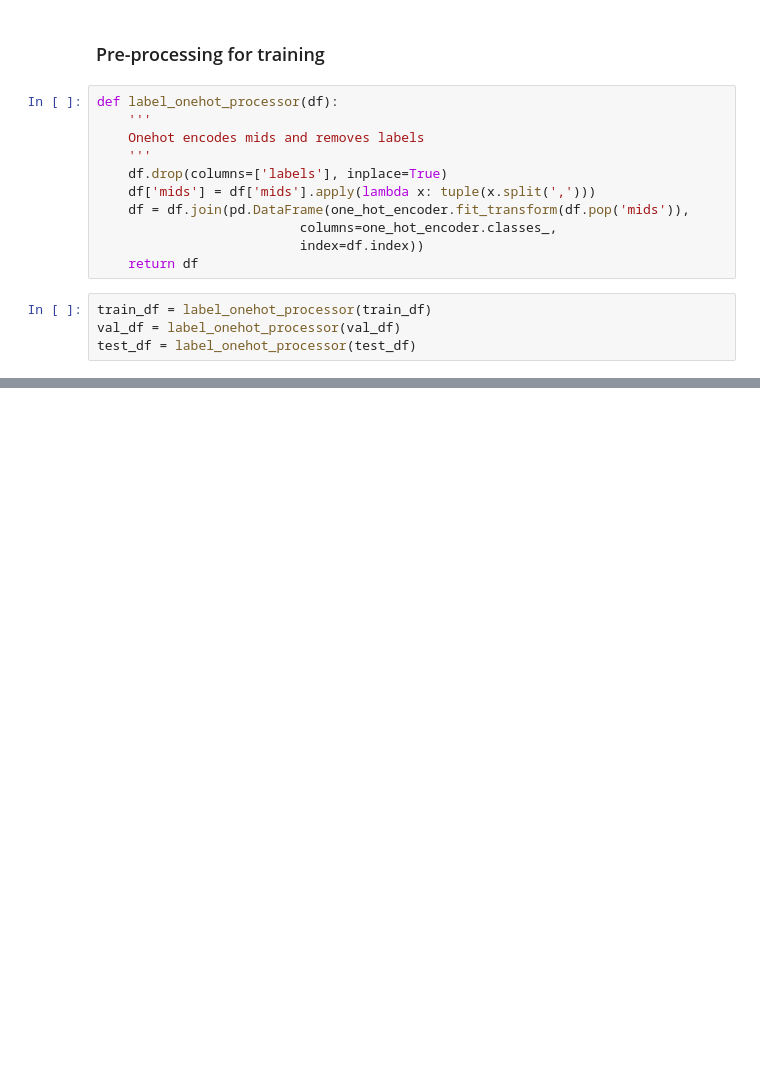
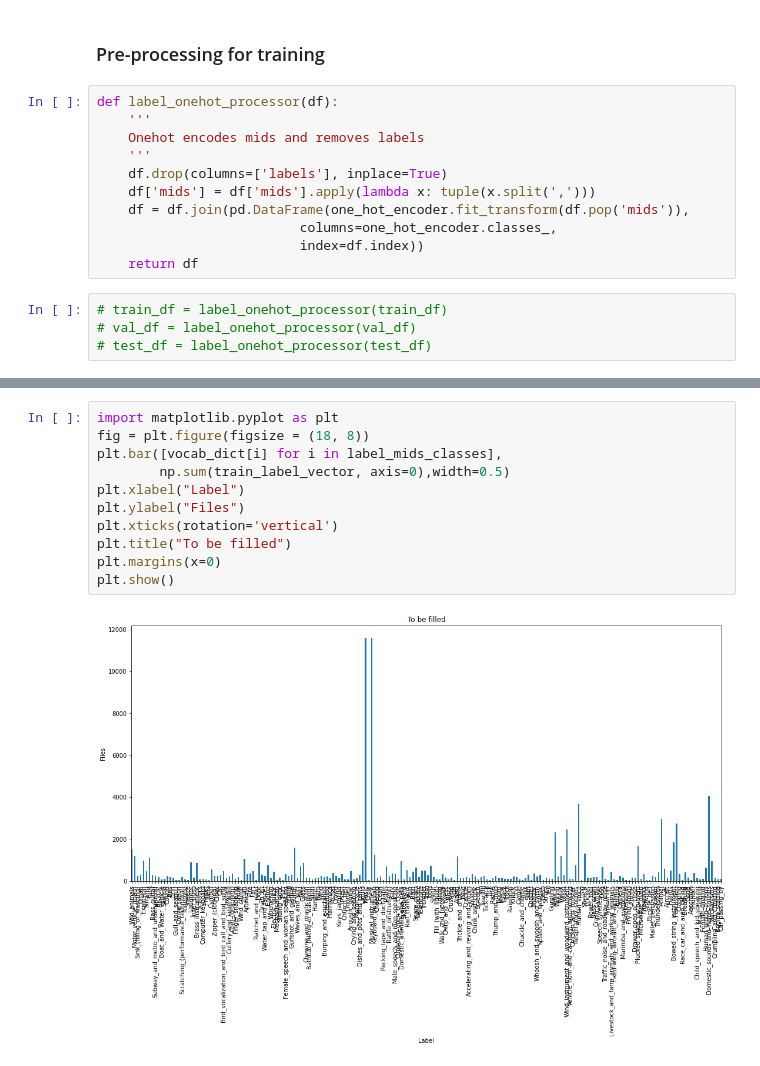
Before and after one commit to gyr0tron/Sound_Event_Classification, a Jupyter notebook: Sound Event Classifier.ipynb, the cells around one changed output, grey strips where cells are left out. Drawn from its saved outputs; the diff is of its cells as text; blank space fills up the shorter version.

```diff
--- a/Sound Event Classifier.ipynb
+++ b/Sound Event Classifier.ipynb
@@ -87,6 +87,6 @@ def label_onehot_processor(df):
                           index=df.index))
     return df
 # %%
-train_df = label_onehot_processor(train_df)
-val_df = label_onehot_processor(val_df)
-test_df = label_onehot_processor(test_df)
+# train_df = label_onehot_processor(train_df)
+# val_df = label_onehot_processor(val_df)
+# test_df = label_onehot_processor(test_df)
@@ -108,0 +139,13 @@ test_df
+# %%
+import matplotlib.pyplot as plt
+fig = plt.figure(figsize = (18, 8))
+plt.bar([vocab_dict[i] for i in label_mids_classes],
+        np.sum(train_label_vector, axis=0),width=0.5)
+plt.xlabel("Label")
+plt.ylabel("Files")
+plt.xticks(rotation='vertical')
+plt.title("To be filled")
+plt.margins(x=0)
+plt.show()
+# %% [output]
+[figure, added]
```
Also changed, not shown: parts of 6 cells of this notebook.
